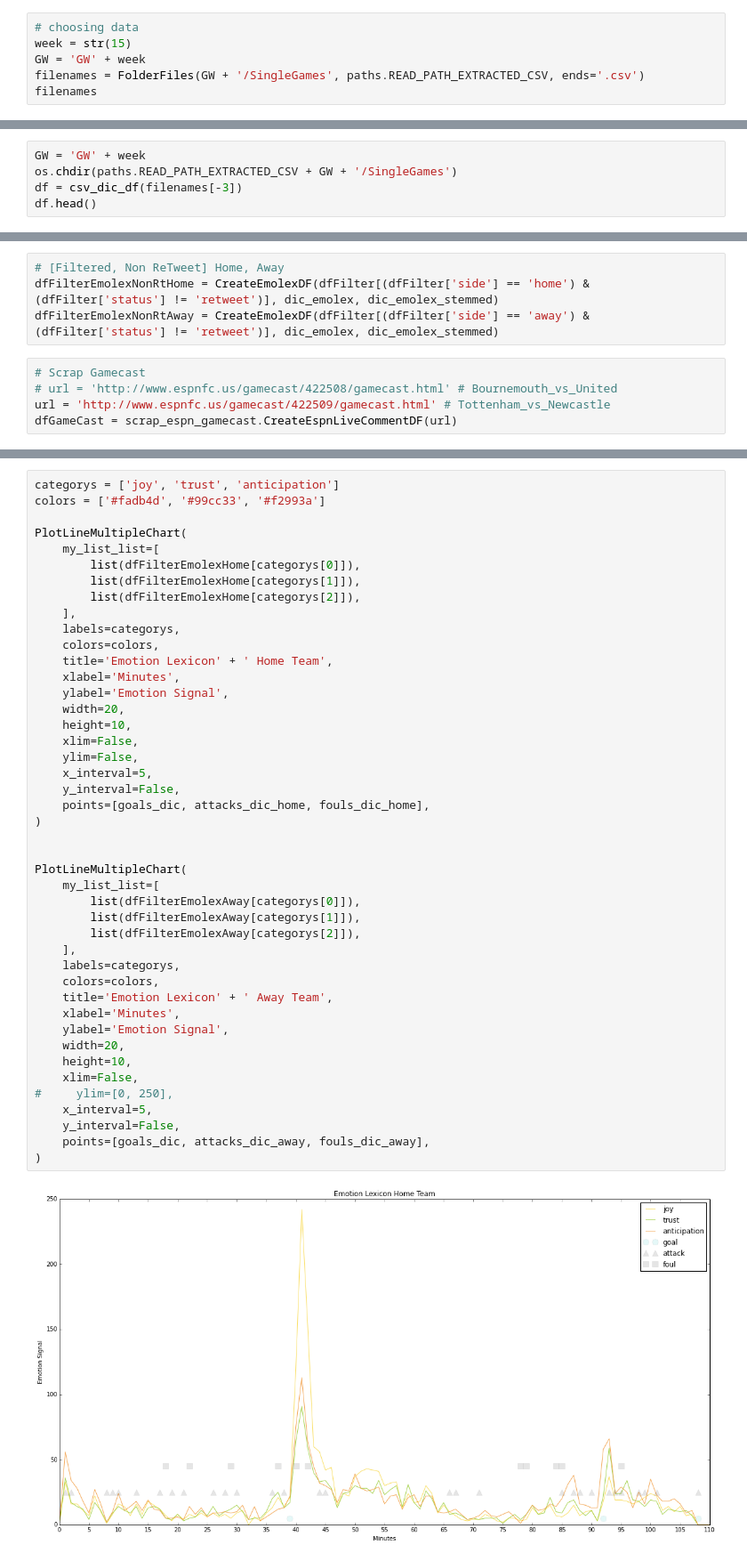
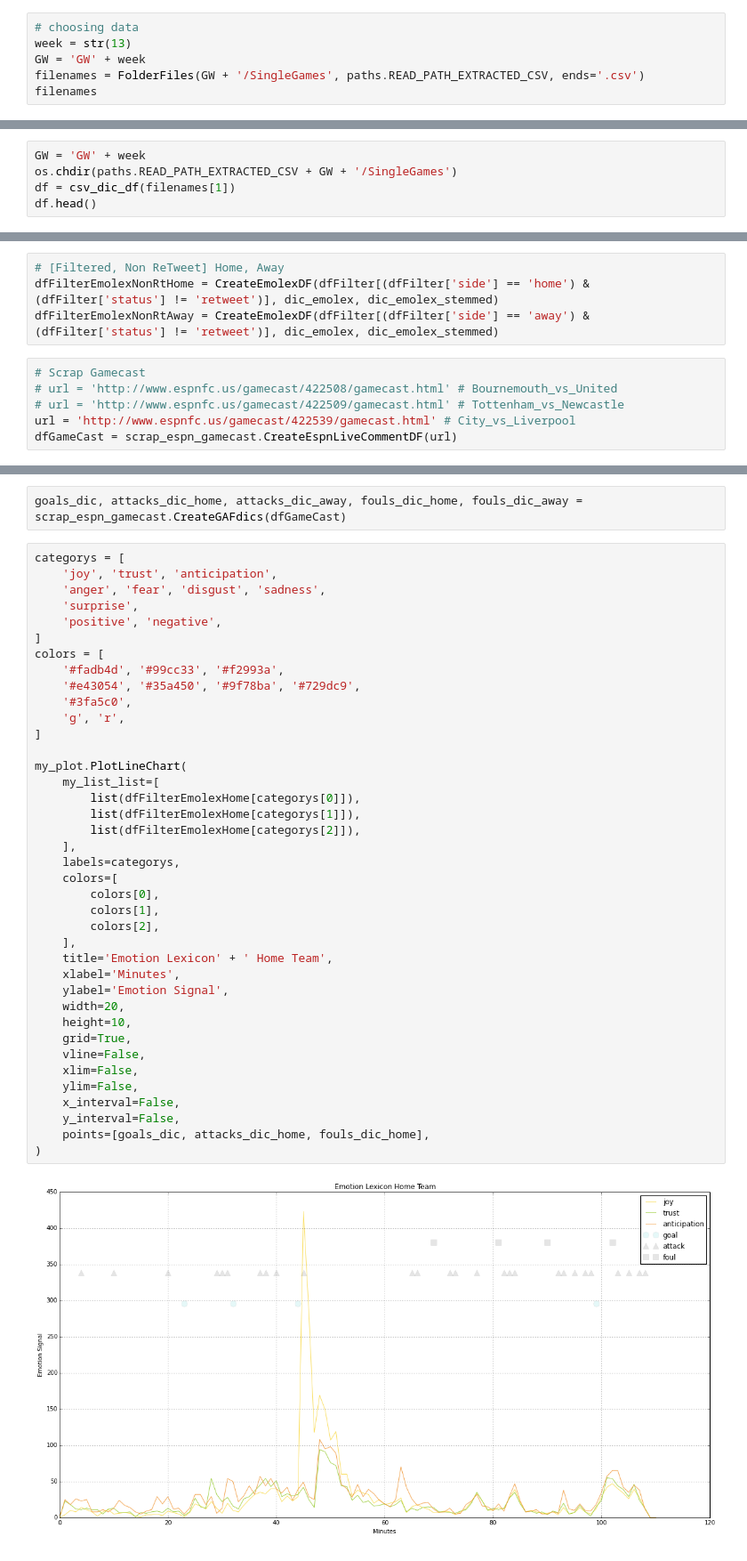
Before and after one commit to byam/predictEPL, a Jupyter notebook: Word-Emotion/Game Emolex Plot.ipynb, the cells around one changed output, grey strips where cells are left out. Shown at 89% size. Saved outputs shown, nothing was run; the diff lists cells and outputs as text.

```diff
--- a/Word-Emotion/Game Emolex Plot.ipynb
+++ b/Word-Emotion/Game Emolex Plot.ipynb
@@ -34,7 +34,7 @@ dic_emolex, dic_emolex_stemmed = EmolexDic()
 All Words: 14182
 # %%
 # choosing data
-week = str(15)
+week = str(13)
 GW = 'GW' + week
 filenames = FolderFiles(GW + '/SingleGames', paths.READ_PATH_EXTRACTED_CSV, ends='.csv')
 filenames
@@ -52,7 +51,7 @@ filenames
 # %%
 GW = 'GW' + week
 os.chdir(paths.READ_PATH_EXTRACTED_CSV + GW + '/SingleGames')
-df = csv_dic_df(filenames[-3])
+df = csv_dic_df(filenames[1])
 df.head()
 # %% [output]
 |  | date | ith_minute | side | status | tags | text | text_status | user | user_status |
@@ -79,6 +78,7 @@ dfFilterEmolexNonRtAway = CreateEmolexDF(dfFilter[(dfFilter['side'] == 'away') &
 # %%
 # Scrap Gamecast
 # url = 'http://www.espnfc.us/gamecast/422508/gamecast.html' # Bournemouth_vs_United
-url = 'http://www.espnfc.us/gamecast/422509/gamecast.html' # Tottenham_vs_Newcastle
+# url = 'http://www.espnfc.us/gamecast/422509/gamecast.html' # Tottenham_vs_Newcastle
+url = 'http://www.espnfc.us/gamecast/422539/gamecast.html' # City_vs_Liverpool
 dfGameCast = scrap_espn_gamecast.CreateEspnLiveCommentDF(url)
 # %% [output]
@@ -190,46 +108,43 @@ goals_dic = GoalMinutes(dfGameCast)
+# %%
+goals_dic, attacks_dic_home, attacks_dic_away, fouls_dic_home, fouls_dic_away = scrap_espn_gamecast.CreateGAFdics(dfGameCast)
 # %%
-categorys = ['joy', 'trust', 'anticipation']
-colors = ['#fadb4d', '#99cc33', '#f2993a']
+categorys = [
+    'joy', 'trust', 'anticipation',
+    'anger', 'fear', 'disgust', 'sadness',
+    'surprise',
+    'positive', 'negative',
+]
+colors = [
+    '#fadb4d', '#99cc33', '#f2993a',
+    '#e43054', '#35a450', '#9f78ba', '#729dc9',
+    '#3fa5c0',
+    'g', 'r',
+]
 
-PlotLineMultipleChart(
+my_plot.PlotLineChart(
     my_list_list=[
         list(dfFilterEmolexHome[categorys[0]]),
         list(dfFilterEmolexHome[categorys[1]]),
         list(dfFilterEmolexHome[categorys[2]]),
     ],
     labels=categorys,
-    colors=colors,
+    colors=[
+        colors[0],
+        colors[1],
+        colors[2],
+    ],
     title='Emotion Lexicon' + ' Home Team',
     xlabel='Minutes',
     ylabel='Emotion Signal',
     width=20,
     height=10,
+    grid=True,
+    vline=False,
     xlim=False,
     ylim=False,
-    x_interval=5,
+    x_interval=False,
     y_interval=False,
     points=[goals_dic, attacks_dic_home, fouls_dic_home],
 )
-
-
-PlotLineMultipleChart(
-    my_list_list=[
-        list(dfFilterEmolexAway[categorys[0]]),
-        list(dfFilterEmolexAway[categorys[1]]),
-        list(dfFilterEmolexAway[categorys[2]]),
-    ],
-    labels=categorys,
-    colors=colors,
-    title='Emotion Lexicon' + ' Away Team',
-    xlabel='Minutes',
-    ylabel='Emotion Signal',
-    width=20,
-    height=10,
-    xlim=False,
-#     ylim=[0, 250],
-    x_interval=5,
-    y_interval=False,
-    points=[goals_dic, attacks_dic_away, fouls_dic_away],
-)
 # %% [output]
-[figure, old version]
+[figure, new version]
```
Also changed, not shown: parts of 8 cells of this notebook, 5 other files.
